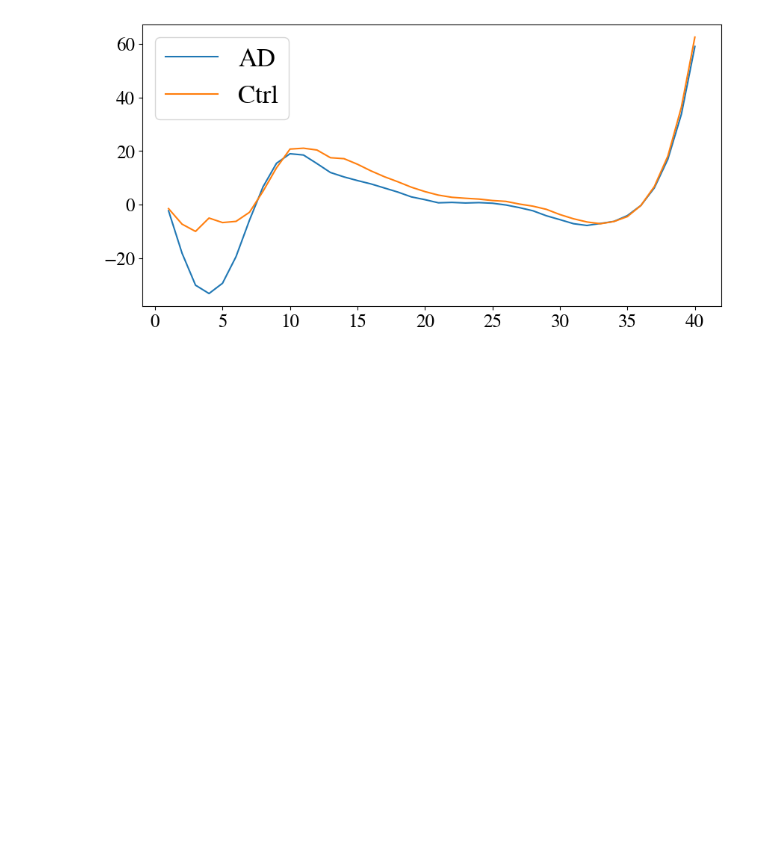
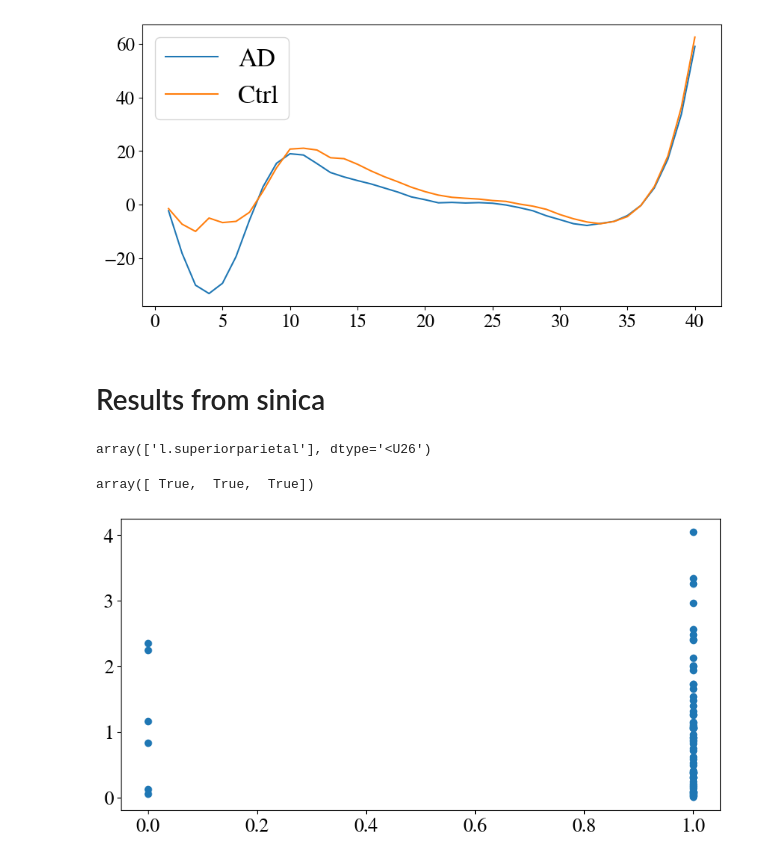
Before and after one commit to JINhuaqing/HDF, a Jupyter notebook: notebooks/real_data_run40_N.ipynb, the cells around one changed output. Saved outputs shown, nothing was run; the diff lists cells and outputs as text; code cells hidden in the pictures; blank space fills up the shorter version.

```diff
--- a/notebooks/real_data_run40_N.ipynb
+++ b/notebooks/real_data_run40_N.ipynb
@@ -879,3 +879,21 @@ plt.legend()
 # %% [output]
 <matplotlib.legend.Legend at 0x...>
 [figure]
+# %% [markdown]
+# Results from sinica
+# %%
+from scipy.io import loadmat
+res_sini = loadmat(RES_ROOT/"sinica_results/psd40_pvals.mat");
+pvals_sini = res_sini["pvals"].reshape(-1);
+nlogpvals_sini = -np.log(pvals_sini);
+# %%
+rois[pvals_sini>0.95]
+# %% [output]
+array(['l.superiorparietal'], dtype='<U26')
+# %%
+rm_idxs = np.linalg.norm(res_sini["eta_est"], axis=1) ==0;
+plt.plot(rm_idxs, nlogpvals_sini, "o")
+rm_idxs[pvals_sini<0.05]
+# %% [output]
+array([ True,  True,  True])
+[figure, added]
```
Also changed, not shown: parts of 1 cell of this notebook, 9 other files.
